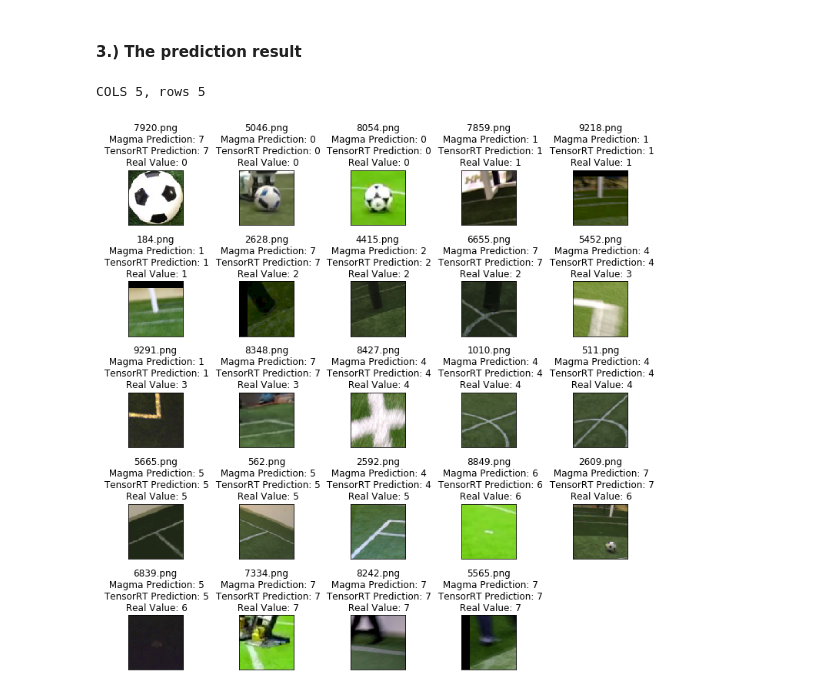
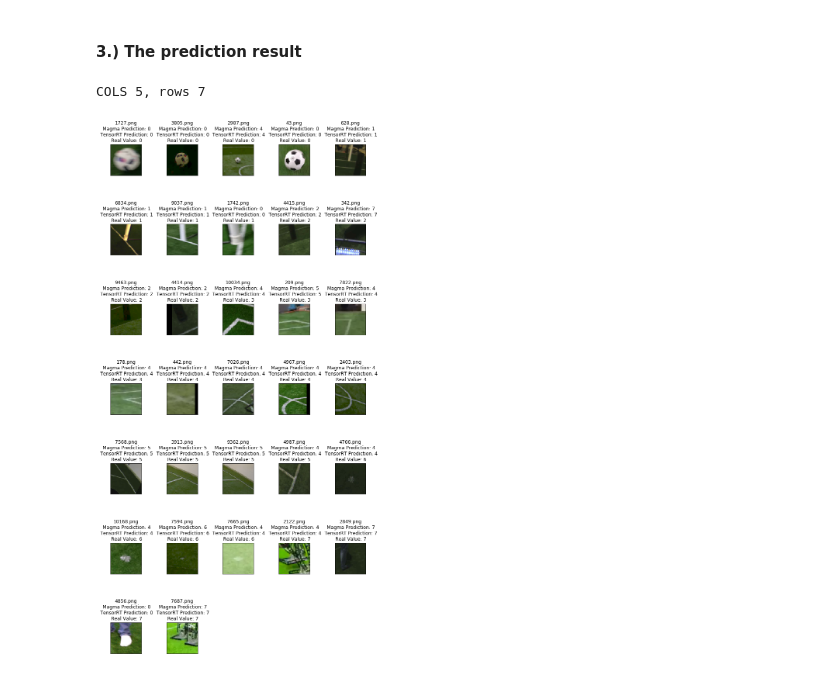
Before and after one commit to aommoaGitHub/Deep_learning_with_TensorRT, a Jupyter notebook: notebook/2-InferenceTRT.ipynb, the cells around one changed output. Saved outputs shown, nothing was run; the diff lists cells and outputs as text; code cells hidden in the pictures.

```diff
--- a/notebook/2-InferenceTRT.ipynb
+++ b/notebook/2-InferenceTRT.ipynb
@@ -78,7 +74,7 @@ copy test to test_dir success
 # %%
 #random select images
 CATEGORIES = ['0','1','2','3','4','5','6','7']
-IMAGES_PER_FOLDER = 3
+IMAGES_PER_FOLDER = 4
 # %%
 import random
 for category in CATEGORIES:
@@ -184,3 +180,13 @@ def calculate_acc(images, predictions):
     return count / len(images) * 100
 # %% [markdown]
 ## Inference using TensorRT model
+# %%
+TENSORRT_MODEL_PATH = './saved_model/TensorRT_Magma_model-2019_07_08-15_30_13.pb'
+
+graph = tf.Graph()
+with graph.as_default():
+    with tf.Session() as sess:
+        # read TensorRT model
+        print('Read TensorRT model')
+        trt_graph = read_pb_graph(TENSORRT_MODEL_PATH)
+        [print(idx, node.name) for idx , node in enumerate(trt_graph.node)]
@@ -280,7 +280,7 @@ accuracy od TensorRT prediction: 62.5 %
 ## Perform inference using the original model (Magma)
 # %%
 # variable
-FROZEN_MODEL_PATH = './saved_model/Magma_frozen_model.pb'
+FROZEN_MODEL_PATH = './saved_model/Magma_frozen_model-2019_07_08-15_30_13.pb'
 
 graph = tf.Graph()
 with graph.as_default():
@@ -289,11 +289,12 @@ with graph.as_default():
         print('Read TensorRT model')
         frozen_graph = read_pb_graph(FROZEN_MODEL_PATH)
 
+
         # obtain the corresponding input-output tensor
         print('Obtain the corresponding input-output tensor')
         tf.import_graph_def(frozen_graph, name='')
-        input = sess.graph.get_tensor_by_name('input_tensor_input:0')
-        output = sess.graph.get_tensor_by_name('output_tensor/Softmax:0')
+        tensor_input = sess.graph.get_tensor_by_name('input_tensor_input:0')
+        tensor_output = sess.graph.get_tensor_by_name('output_tensor/Softmax:0')
 
          # write to tensorboard (check tensorboard for each op names)
         writer = tf.summary.FileWriter(SAVED_MODEL_DIR+'Magma_frozen_log/'+sub_dir)
@@ -308,7 +309,7 @@ with graph.as_default():
         print('Start prediction')
         for i in range(n_time_inference):
             t1 = time.time()
-            magma_pred = sess.run(output, feed_dict={input: input_img})
+            magma_pred = sess.run(tensor_output, feed_dict={tensor_input: input_img})
             t2 = time.time()
             delta_time = t2 - t1
             total_time += delta_time
@@ -374,23 +375,23 @@ Different: 0.0
 # %%
 COLS = 5
 rows = len(images)//COLS+1
 print('COLS {}, rows {}'.format(COLS,rows))
-fig, axes =  plt.subplots(nrows=rows, ncols=COLS, figsize=(10,10), constrained_layout=True)
+fig, axes =  plt.subplots(nrows=rows, ncols=COLS, figsize=(10,20), constrained_layout=True)
 
 # delete unused axes
 for i in range( -(rows*COLS-len(images)),0):
     fig.delaxes(axes[rows-1,i])
 
 for idx, image in enumerate(images):
     col = idx%COLS
     row = idx//COLS
 
     img = load_img(path=image[0], color_mode='rgb', target_size=DATA_SHAPE)
     img = np.squeeze(img)
     axes[row,col].imshow(img,aspect='equal')
     axes[row,col].set_title('{}\n Magma Prediction: {}\n TensorRT Prediction: {}\n Real Value: {}'.format(
                         image[2], np.argmax(magma_pred[idx]),np.argmax(trt_pred[idx]), image[1]),fontsize=12)
     axes[row,col].tick_params(bottom=False, left=False,  labelleft=False, labelbottom=False)
 # %% [output]
-COLS 5, rows 5
+COLS 5, rows 7
-[figure, old version]
+[figure, new version]
```
Also changed, not shown: parts of 12 cells of this notebook, 9 other files.
